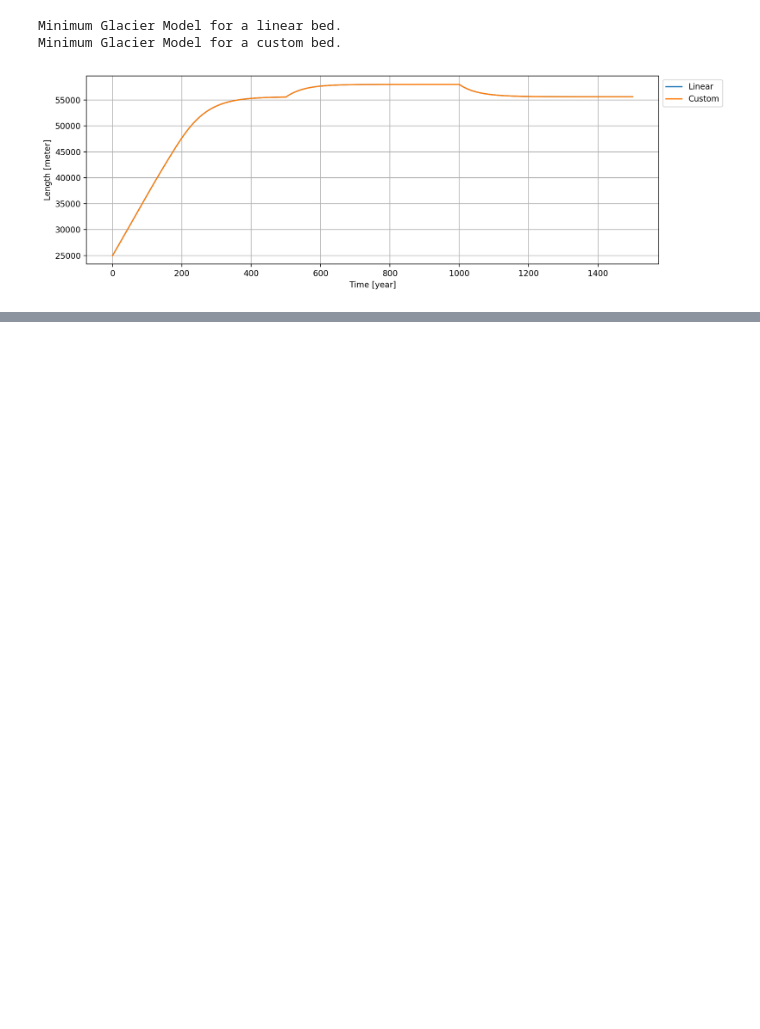
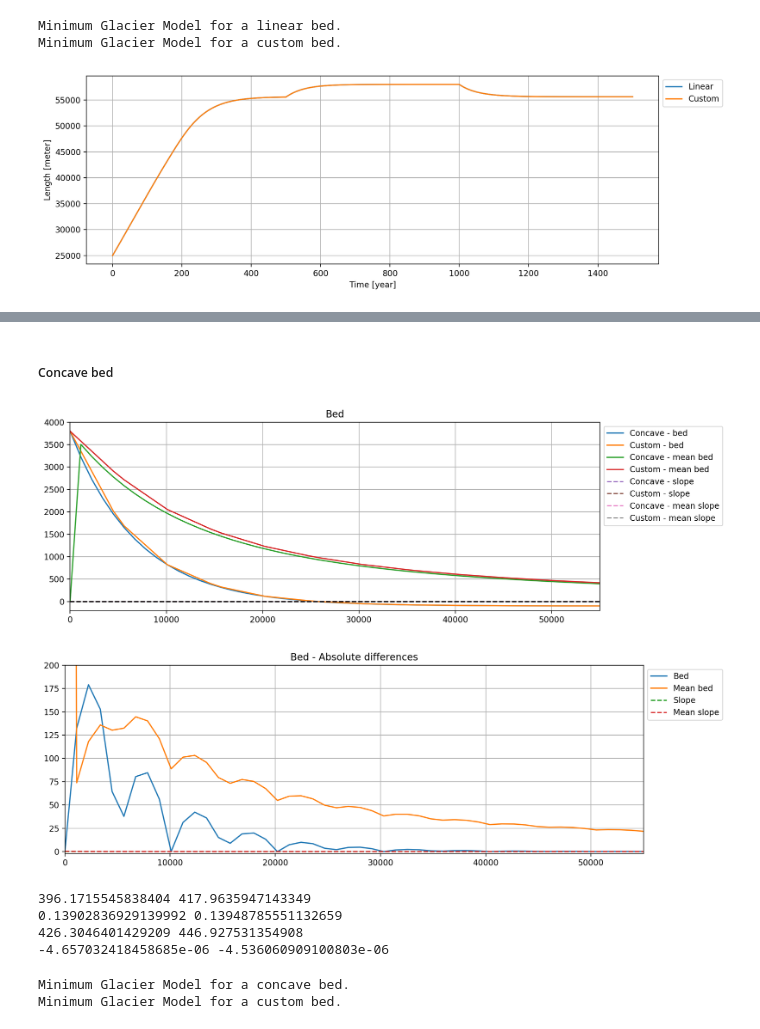
Before and after one commit to raymondedwards95/MinimumGlacierModel, a Jupyter notebook: Bed-test-1.ipynb, the cells around one changed output, grey strips where cells are left out. Saved outputs shown, nothing was run; the diff lists cells and outputs as text; code cells hidden in the pictures; blank space fills up the shorter version.

```diff
--- a/Bed-test-1.ipynb
+++ b/Bed-test-1.ipynb
@@ -83,0 +111,78 @@ plt.show()
+# %% [markdown]
+##### Concave bed
+# %%
+b0=3900.
+ba=-100.
+xl=7000.
+
+x1 = np.linspace(0., 500000., 100)
+y1 = ba + b0 * np.exp(-x1/xl)
+
+A = ConcaveBedModel(b0=b0, ba=ba, xl=xl, L0=25000)
+B = CustomBedModel(x1, y1, L0=25000)
+
+x = np.linspace(0, 55000)
+
+# absolute
+plt.figure(figsize=(12,4), dpi=200)
+plt.plot(x, [A.bed(xi) for xi in x], label="Concave - bed")
+plt.plot(x, [B.bed(xi) for xi in x], label="Custom - bed")
+plt.plot(x, [A.mean_bed(xi) for xi in x], label="Concave - mean bed")
+plt.plot(x, [B.mean_bed(xi) for xi in x], label="Custom - mean bed")
+plt.plot(x, [A.slope(xi) for xi in x], "--", label="Concave - slope")
+plt.plot(x, [B.slope(xi) for xi in x], "--", label="Custom - slope")
+plt.plot(x, [A.mean_slope(xi) for xi in x], "--", label="Concave - mean slope")
+plt.plot(x, [B.mean_slope(xi) for xi in x], "--", label="Custom - mean slope")
+plt.plot(x, [0]*len(x), "--k")
+
+plt.title("Bed")
+plt.grid()
+plt.legend(bbox_to_anchor=(1, 1), loc="upper left")
+plt.xlim([np.min(x), np.max(x)])
+plt.ylim([-200, 4000])
+plt.tight_layout()
+plt.show()
+
+# differences
+plt.figure(figsize=(12,4), dpi=200)
+plt.plot(x, np.abs([A.bed(xi) - B.bed(xi) for xi in x]), label="Bed")
+plt.plot(x, np.abs([A.mean_bed(xi) - B.mean_bed(xi) for xi in x]), label="Mean bed")
+plt.plot(x, np.abs([A.slope(xi) - B.slope(xi) for xi in x]), "--", label="Slope")
+plt.plot(x, np.abs([A.mean_slope(xi) - B.mean_slope(xi) for xi in x]), "--", label="Mean slope")
+
+plt.title("Bed - Absolute differences")
+plt.grid()
+plt.legend(bbox_to_anchor=(1, 1), loc="upper left")
+plt.xlim([np.min(x), np.max(x)])
+plt.ylim([-2, 200])
+plt.tight_layout()
+plt.show()
+
+glaciers = [A,B]
+
+print(A.mean_bed(np.max(x)), B.mean_bed(np.max(x)))
+print(A.mean_slope(np.max(x)/2), B.mean_slope(np.max(x)/2))
+print(np.mean(A.bed(x)), np.mean(B.bed(x)))
+print(A.d_slope_d_L(np.max(x)/2), B.d_slope_d_L(np.max(x)/2))
+# %% [output]
+[figure, added]
+[figure, added]
+396.1715545838404 417.9635947143349
+0.13902836929139992 0.13948785551132659
+426.3046401429209 446.927531354908
+-4.657032418458685e-06 -4.536060909100803e-06
+# %%
+t = 500.
+dt = 0.2
+
+for glacier in glaciers:
+    print(glacier)
+    glacier.E = 800
+    glacier.integrate(dt, t)
+    glacier.E = 700
+    glacier.integrate(dt, t)
+    glacier.E = 800
+    glacier.integrate(dt, t)
+# %% [output]
+Minimum Glacier Model for a concave bed.
+Minimum Glacier Model for a custom bed.
```
Also changed, not shown: parts of 5 cells of this notebook, 2 other files.
